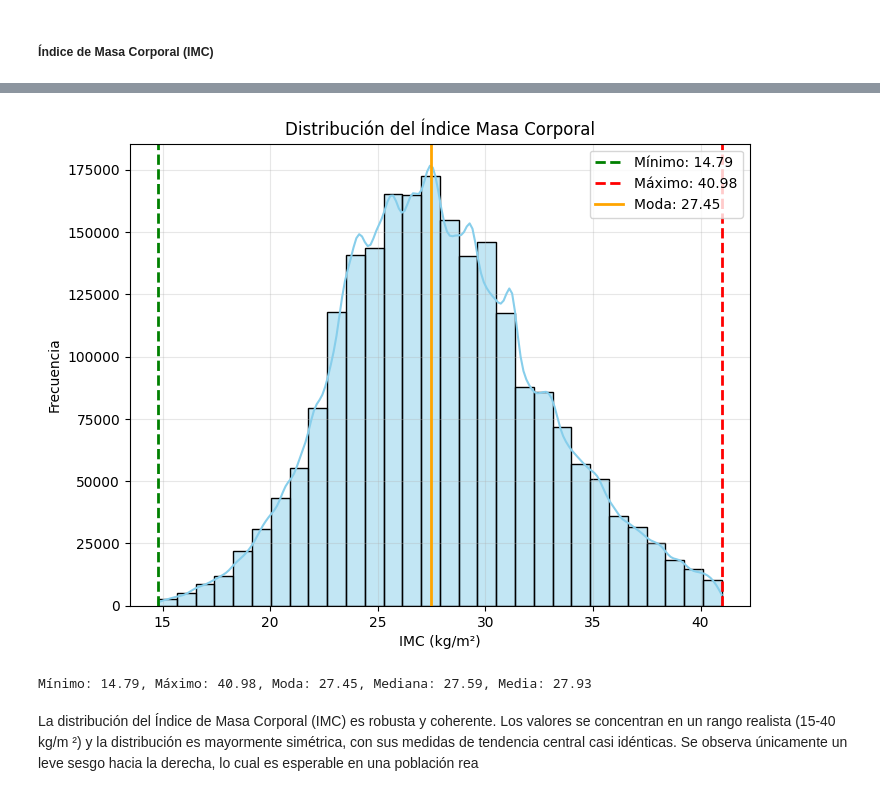
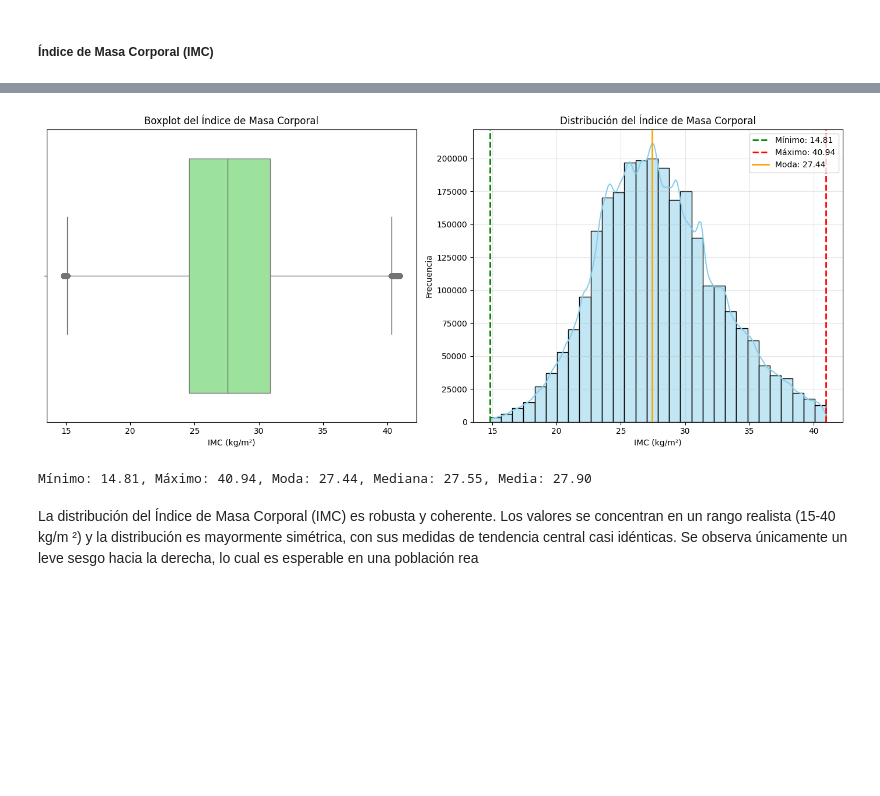
Before and after one commit to elkofix/cardiac-risk-db, a Jupyter notebook: explorative_data_analysis.ipynb, the cells around one changed output, grey strips where cells are left out. Cells and saved outputs as stored; diff of their text form; code cells hidden in the pictures; blank space fills up the shorter version.

```diff
--- a/explorative_data_analysis.ipynb
+++ b/explorative_data_analysis.ipynb
@@ -125,6 +125,3 @@ Se ha identificado un error manifiesto en el dataset: la presencia de observacio
 df = df[(df['25_TenArtSis'] >= 70) & (df['25_TenArtSis'] <= 250)]
 # %% [markdown]
 Adicionalmente, he procedido a limpiar el dataset eliminando datos que son incompatibles con la vida. Esto incluye los registros con valor de '0' en la presión arterial y aquellos que se encuentran fuera del rango realista establecido entre 70 y 250 mmHg para excluir errores de medición y valores atípicos.
-# %%
-sis_atipicos = obtener_atipicos(df['25_TenArtSis'])
-df.drop(sis_atipicos, inplace=True)
@@ -137,9 +134,6 @@ La presión arterial diastólica mide la presión residual que permanece en las
 df = df[(df['26_TenArtDitlica'] >= 40) & (df['26_TenArtDitlica'] <= 130)]
 # %% [markdown]
 Tras la exploración inicial, se identificaron valores de presión diastólica fuera del rango fisiológicamente plausible, como mediciones de 0 y valores extremadamente altos hasta 191 mmHg. Para asegurar la calidad y fiabilidad del conjunto de datos, se ha procedido a una primera fase de limpieza. Se aplicó un filtro para conservar únicamente los registros con una presión diastólica entre 40 y 130 mmHg. Este rango se establece para excluir tanto los errores de medición evidentes (valores cercanos a cero) como los valores atípicos extremos que podrían distorsionar los resultados del análisis.
-# %%
-dis_atipicos = obtener_atipicos(df['26_TenArtDitlica'])
-df.drop(dis_atipicos, inplace=True)
 # %% [markdown]
 ##### Edad
 La edad es una variable demográfica fundamental que cuantifica el tiempo de vida de un individuo, expresado en años cumplidos. En el ámbito de la salud, es considerada el principal factor de riesgo no modificable para la mayoría de las enfermedades crónicas. El envejecimiento es un proceso biológico natural que conlleva cambios fisiológicos progresivos en el organismo, como el aumento de la rigidez arterial, la alteración del metabolismo y cambios en la composición corporal.
@@ -417,35 +401,48 @@ plt.show()
 # %%
 import seaborn as sns
 import matplotlib.pyplot as plt
 import numpy as np
 
 imc = df['Indice Masa Corporal = Peso/talla Al Cuadrado']
 
-# Valores clave
 min_val, max_val = imc.min(), imc.max()
 mode_val = (np.histogram(imc, bins=30)[1][np.argmax(np.histogram(imc, bins=30)[0])] +
             np.histogram(imc, bins=30)[1][np.argmax(np.histogram(imc, bins=30)[0]) + 1]) / 2
 median_val, mean_val = imc.median(), imc.mean()
 
-# Gráfico
-plt.figure(figsize=(8,6))
-sns.histplot(imc, bins=30, kde=True, color="skyblue")
-for val, color, label in zip([min_val, max_val, mode_val], ['green', 'red', 'orange'],
-                             [f'Mínimo: {min_val:.2f}', f'Máximo: {max_val:.2f}', f'Moda: {mode_val:.2f}']):
-    plt.axvline(val, color=color, linestyle='--' if label != f'Moda: {mode_val:.2f}' else '-', linewidth=2, label=label)
+fig, axes = plt.subplots(1, 2, figsize=(14,6))
 
-plt.title('Distribución del Índice Masa Corporal')
-plt.xlabel('IMC (kg/m²)')
-plt.ylabel('Frecuencia')
-plt.legend()
-plt.grid(True, alpha=0.3)
+sns.boxplot(
+    x=imc,
+    color='lightgreen',
+    orient="h",
+    ax=axes[0]
+)
+axes[0].set_title('Boxplot del Índice de Masa Corporal')
+axes[0].set_xlabel('IMC (kg/m²)')
+axes[0].set_ylabel('')
+
+sns.histplot(imc, bins=30, kde=True, color="skyblue", ax=axes[1])
+for val, color, label in zip(
+    [min_val, max_val, mode_val],
+    ['green', 'red', 'orange'],
+    [f'Mínimo: {min_val:.2f}', f'Máximo: {max_val:.2f}', f'Moda: {mode_val:.2f}']
+):
+    axes[1].axvline(val, color=color, linestyle='--' if "Moda" not in label else '-', linewidth=2, label=label)
+
+axes[1].set_title('Distribución del Índice de Masa Corporal')
+axes[1].set_xlabel('IMC (kg/m²)')
+axes[1].set_ylabel('Frecuencia')
+axes[1].legend()
+axes[1].grid(True, alpha=0.3)
+
+plt.tight_layout()
 plt.show()
 
-# Impresión rápida
 print(f"Mínimo: {min_val:.2f}, Máximo: {max_val:.2f}, Moda: {mode_val:.2f}, Mediana: {median_val:.2f}, Media: {mean_val:.2f}")
 # %% [output]
-[figure, old version]
+[figure, new version]
-Mínimo: 14.79, Máximo: 40.98, Moda: 27.45, Mediana: 27.59, Media: 27.93
+Mínimo: 14.81, Máximo: 40.94, Moda: 27.44, Mediana: 27.55, Media: 27.90
 # %% [markdown]
 La distribución del Índice de Masa Corporal (IMC) es robusta y coherente. Los valores se concentran en un rango realista (15-40 kg/m ²) y la distribución es mayormente simétrica, con sus medidas de tendencia central casi idénticas. Se observa únicamente un leve sesgo hacia la derecha, lo cual es esperable en una población rea
 # %% [markdown]
```
Also changed, not shown: parts of 40 cells of this notebook.
